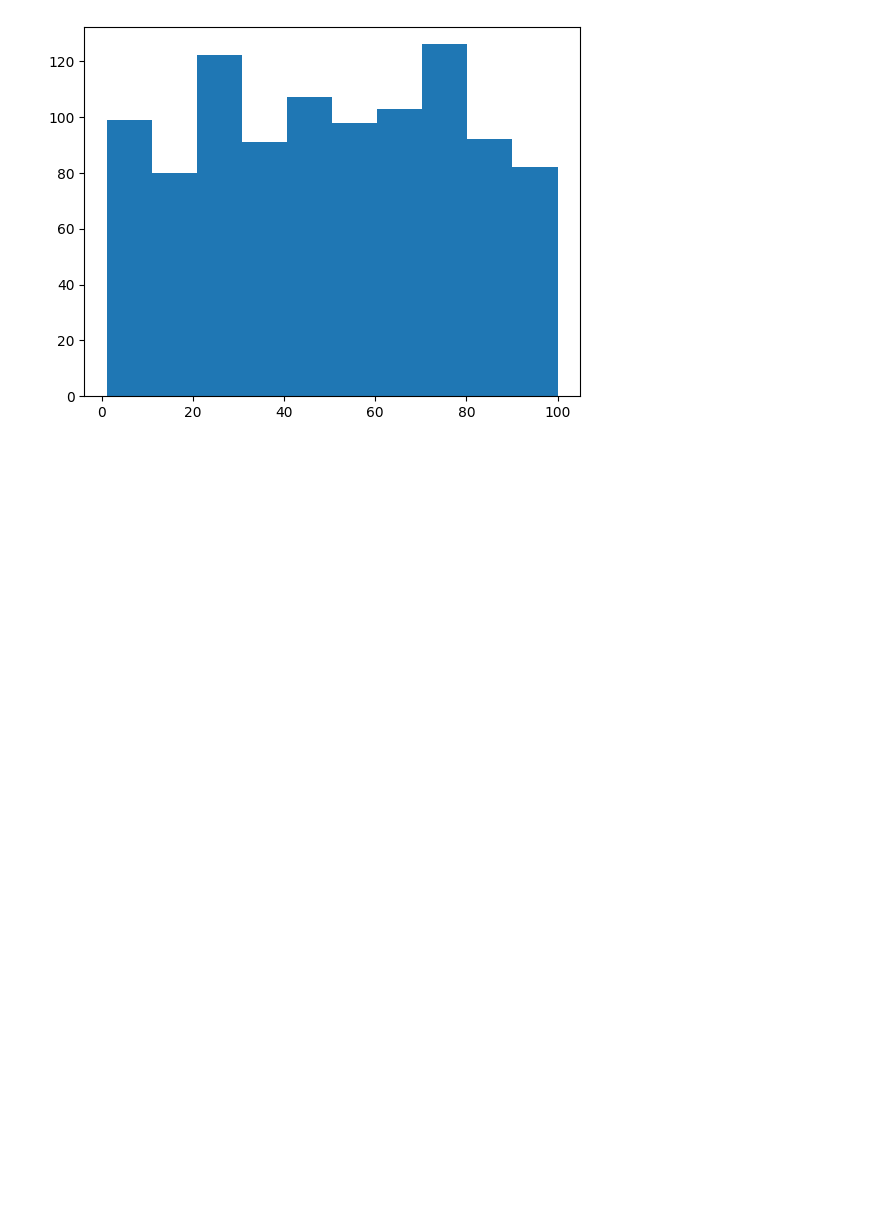
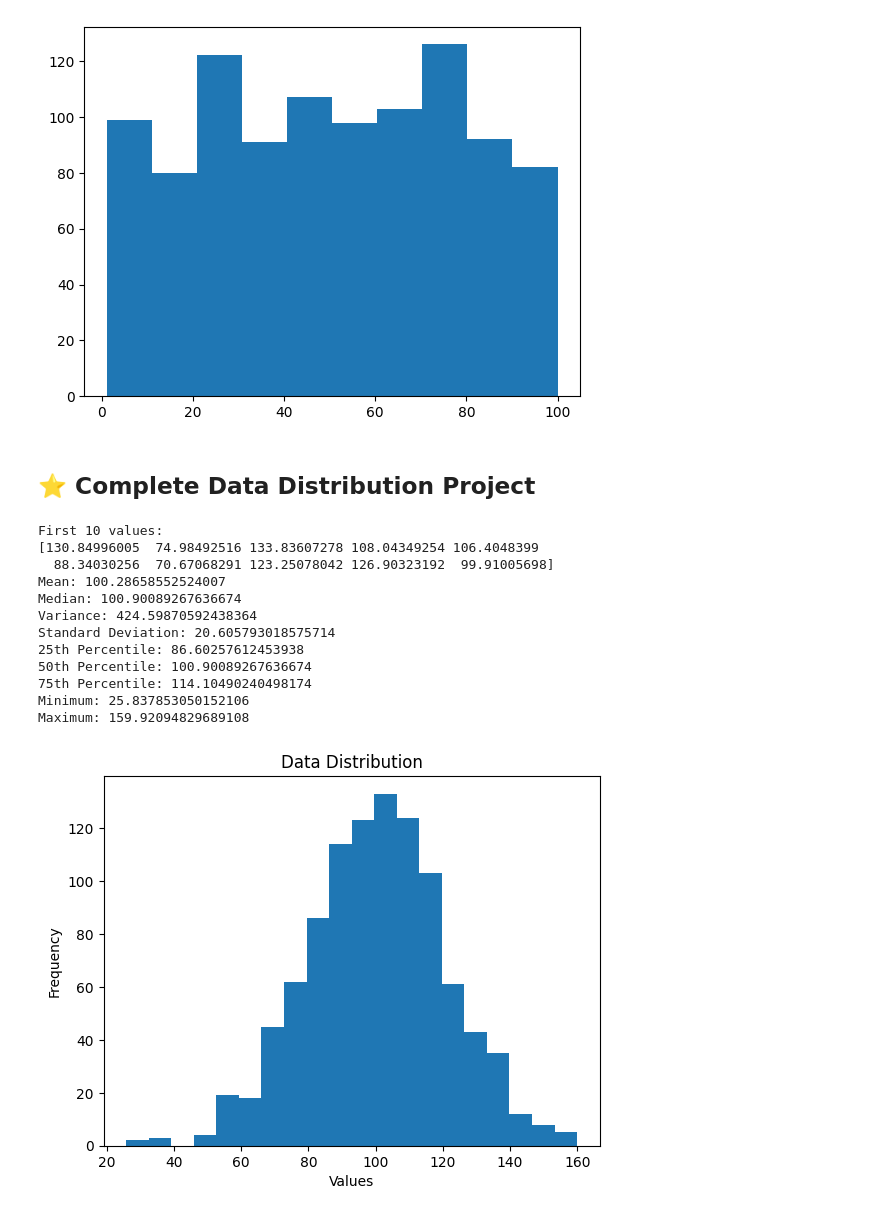
Before and after one commit to wahidali4321/Python-For-Machine-learning-, a Jupyter notebook: Python For machine learning.ipynb, the cells around one changed output. Cells and saved outputs as stored; diff of their text form; code cells hidden in the pictures; blank space fills up the shorter version.

Commit message:
⭐ Complete Data Distribution Project

```diff
--- a/Python For machine learning.ipynb
+++ b/Python For machine learning.ipynb
@@ -821,3 +821,67 @@ plt.hist(x)
 plt.show()
 # %% [output]
 [figure]
+# %% [markdown]
+## ⭐ Complete Data Distribution Project
+# %%
+import numpy as np
+import matplotlib.pyplot as plt
+
+# Create data
+data = np.random.normal(100, 20, 1000)
+
+# First 10 values
+print("First 10 values:")
+print(data[:10])
+
+# Mean
+mean = np.mean(data)
+print("Mean:", mean)
+
+# Median
+median = np.median(data)
+print("Median:", median)
+
+# Variance
+variance = np.var(data)
+print("Variance:", variance)
+
+# Standard deviation
+std = np.std(data)
+print("Standard Deviation:", std)
+
+# Percentiles
+p25 = np.percentile(data, 25)
+p50 = np.percentile(data, 50)
+p75 = np.percentile(data, 75)
+
+print("25th Percentile:", p25)
+print("50th Percentile:", p50)
+print("75th Percentile:", p75)
+
+# Minimum and Maximum
+print("Minimum:", np.min(data))
+print("Maximum:", np.max(data))
+
+# Histogram
+plt.hist(data, bins=20)
+
+plt.title("Data Distribution")
+plt.xlabel("Values")
+plt.ylabel("Frequency")
+
+plt.show()
+# %% [output]
+First 10 values:
+[130.84996005  74.98492516 133.83607278 108.04349254 106.4048399
+  88.34030256  70.67068291 123.25078042 126.90323192  99.91005698]
+Mean: 100.28658552524007
+Median: 100.90089267636674
+Variance: 424.59870592438364
+Standard Deviation: 20.605793018575714
+25th Percentile: 86.60257612453938
+50th Percentile: 100.90089267636674
+75th Percentile: 114.10490240498174
+Minimum: 25.837853050152106
+Maximum: 159.92094829689108
+[figure, added]
```
